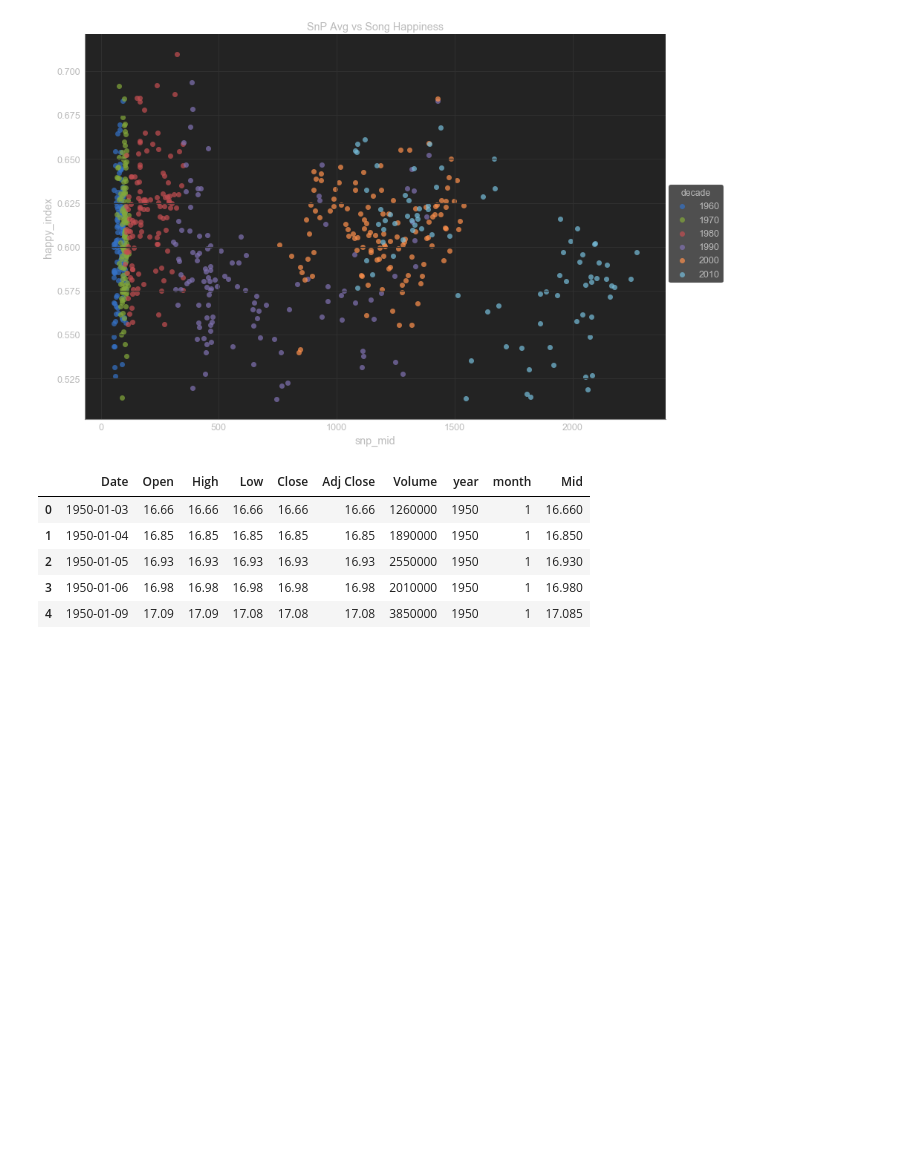
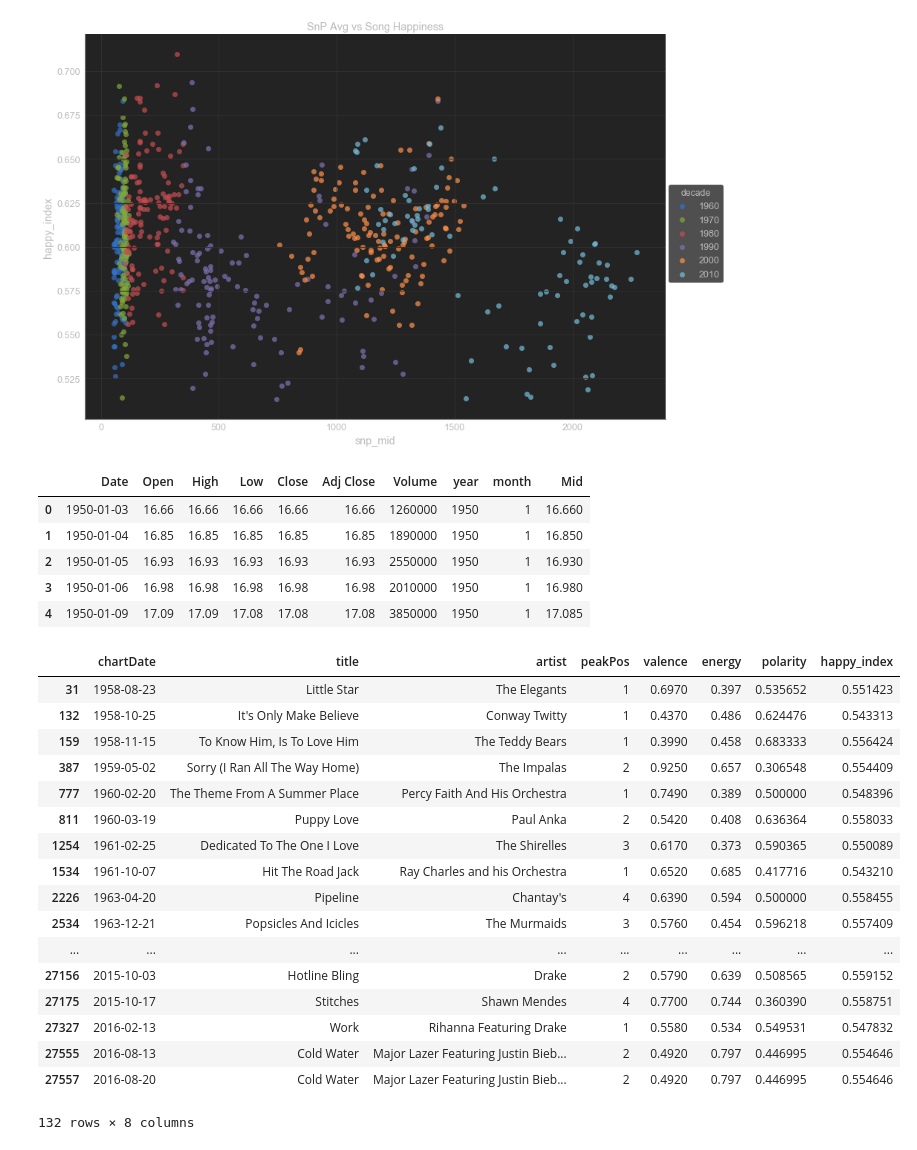
Before and after one commit to akraemer007/what_exactly_are_we_turning_down_for_again, a Jupyter notebook: EDA/eda.ipynb, the cells around one changed output. Drawn from its saved outputs; the diff is of its cells as text; code cells hidden in the pictures; blank space fills up the shorter version.

```diff
--- a/EDA/eda.ipynb
+++ b/EDA/eda.ipynb
@@ -308,3 +303,24 @@ snp_df.head()
 | 2 | 1950-01-05 | 16.93 | 16.93 | 16.93 | 16.93 | 16.93 | 2550000 | 1950 | 1 | 16.930 |
 | 3 | 1950-01-06 | 16.98 | 16.98 | 16.98 | 16.98 | 16.98 | 2010000 | 1950 | 1 | 16.980 |
 | 4 | 1950-01-09 | 17.09 | 17.09 | 17.08 | 17.08 | 17.08 | 3850000 | 1950 | 1 | 17.085 |
+# %%
+quick_filter(df, (df['happy_index'] < .56) & (df['happy_index'] > .54))
+# %% [output]
+|  | chartDate | title | artist | peakPos | valence | energy | polarity | happy_index |
+| 31 | 1958-08-23 | Little Star | The Elegants | 1 | 0.6970 | 0.397 | 0.535652 | 0.551423 |
+| 132 | 1958-10-25 | It's Only Make Believe | Conway Twitty | 1 | 0.4370 | 0.486 | 0.624476 | 0.543313 |
+| 159 | 1958-11-15 | To Know Him, Is To Love Him | The Teddy Bears | 1 | 0.3990 | 0.458 | 0.683333 | 0.556424 |
+| 387 | 1959-05-02 | Sorry (I Ran All The Way Home) | The Impalas | 2 | 0.9250 | 0.657 | 0.306548 | 0.554409 |
+| 777 | 1960-02-20 | The Theme From A Summer Place | Percy Faith And His Orchestra | 1 | 0.7490 | 0.389 | 0.500000 | 0.548396 |
+| 811 | 1960-03-19 | Puppy Love | Paul Anka | 2 | 0.5420 | 0.408 | 0.636364 | 0.558033 |
+| 1254 | 1961-02-25 | Dedicated To The One I Love | The Shirelles | 3 | 0.6170 | 0.373 | 0.590365 | 0.550089 |
+| 1534 | 1961-10-07 | Hit The Road Jack | Ray Charles and his Orchestra | 1 | 0.6520 | 0.685 | 0.417716 | 0.543210 |
+| 2226 | 1963-04-20 | Pipeline | Chantay's | 4 | 0.6390 | 0.594 | 0.500000 | 0.558455 |
+| 2534 | 1963-12-21 | Popsicles And Icicles | The Murmaids | 3 | 0.5760 | 0.454 | 0.596218 | 0.557409 |
+| ... | ... | ... | ... | ... | ... | ... | ... | ... |
+| 27156 | 2015-10-03 | Hotline Bling | Drake | 2 | 0.5790 | 0.639 | 0.508565 | 0.559152 |
+| 27175 | 2015-10-17 | Stitches | Shawn Mendes | 4 | 0.7700 | 0.744 | 0.360390 | 0.558751 |
+| 27327 | 2016-02-13 | Work | Rihanna Featuring Drake | 1 | 0.5580 | 0.534 | 0.549531 | 0.547832 |
+| 27555 | 2016-08-13 | Cold Water | Major Lazer Featuring Justin Bieb... | 2 | 0.4920 | 0.797 | 0.446995 | 0.554646 |
+| 27557 | 2016-08-20 | Cold Water | Major Lazer Featuring Justin Bieb... | 2 | 0.4920 | 0.797 | 0.446995 | 0.554646 |
+132 rows × 8 columns
```
Also changed, not shown: parts of 2 cells of this notebook, 2 other files.
